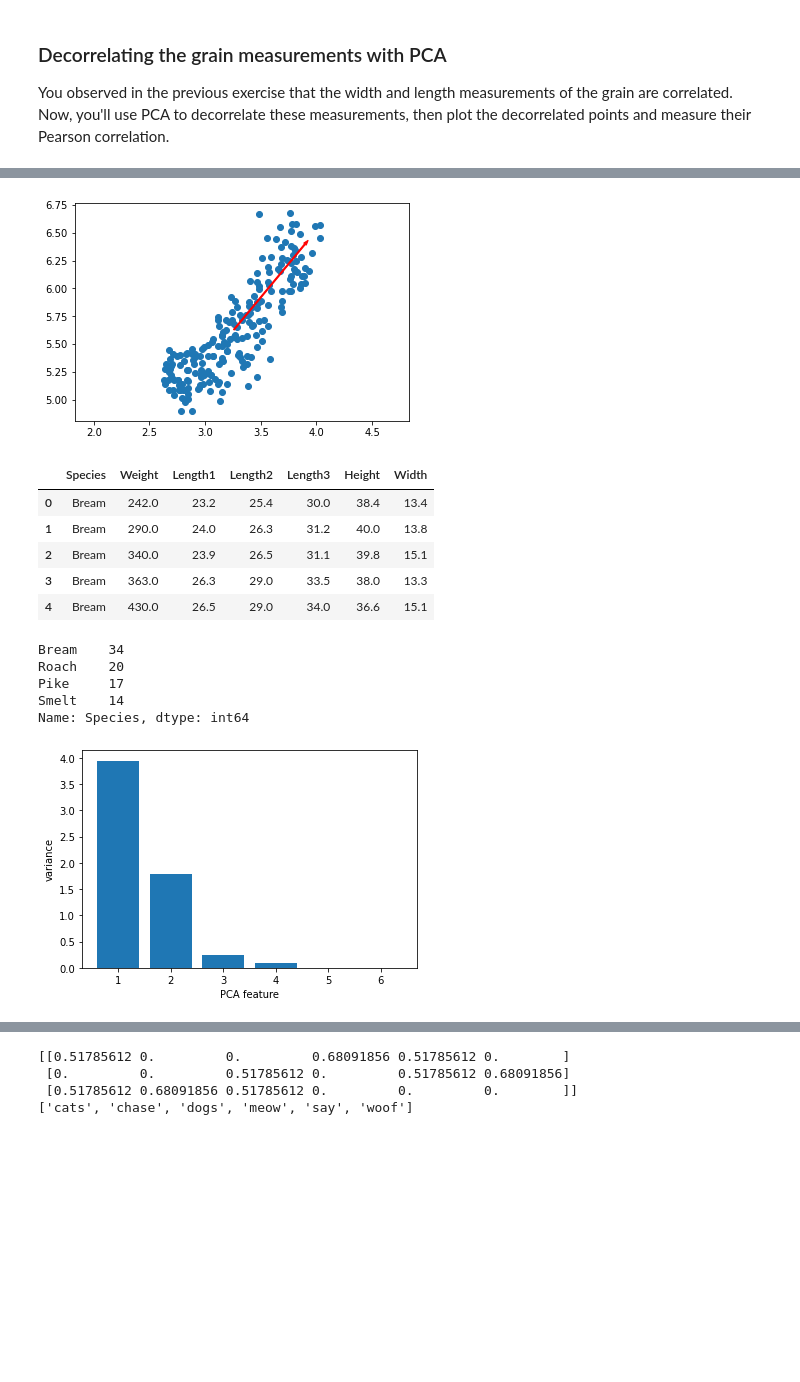
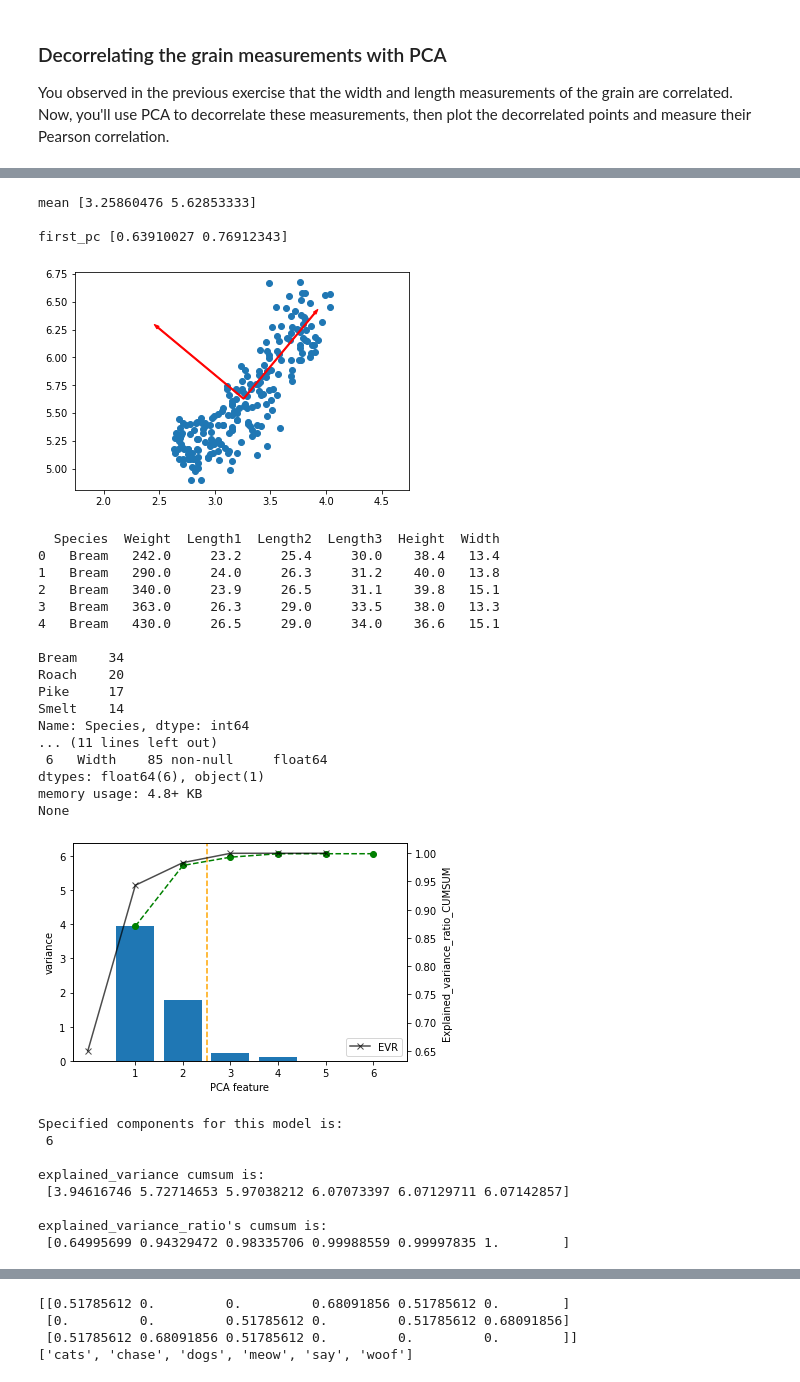
Before and after one commit to iqbalamo93/Unsupervised-Learning, a Jupyter notebook: Clustering/3.PCA_Decoorelation_NMF.ipynb, the cells around one changed output, grey strips where cells are left out. Cells and saved outputs as stored; diff of their text form; code cells hidden in the pictures; blank space fills up the shorter version.

```diff
--- a/Clustering/3.PCA_Decoorelation_NMF.ipynb
+++ b/Clustering/3.PCA_Decoorelation_NMF.ipynb
@@ -117,17 +161,45 @@ model.fit(grains)
 
 # Get the mean of the grain samples: mean
 mean = model.mean_
-
+print('mean',mean,end='\n\n')
 # Get the first principal component: first_pc
 first_pc = model.components_[0,:]
-
+second_pc = model.components_[1,:]
+print('first_pc',first_pc)
 # Plot first_pc as an arrow, starting at mean
 plt.arrow(mean[0], mean[1], first_pc[0], first_pc[1], color='red', width=0.01)
+
+plt.arrow(mean[0], mean[1], second_pc[0], second_pc[1], color='red', width=0.01)
 
 # Keep axes on same scale
 plt.axis('equal')
 plt.show()
 # %% [output]
+mean [3.25860476 5.62853333]
+
+first_pc [0.63910027 0.76912343]
-[figure, old version]
+[figure, new version]
 # %%
 fish_url = 'https://raw.githubusercontent.com/iqbalamo93/Datasets/master/Clustering/fish.csv'
+fish = pd.read_csv(fish_url)
+print(fish.head(),end='\n\n')
+print(fish['Species'].value_counts())
+print(fish.info())
+# %% [output]
+  Species  Weight  Length1  Length2  Length3  Height  Width
+0   Bream   242.0     23.2     25.4     30.0    38.4   13.4
+1   Bream   290.0     24.0     26.3     31.2    40.0   13.8
+2   Bream   340.0     23.9     26.5     31.1    39.8   15.1
+3   Bream   363.0     26.3     29.0     33.5    38.0   13.3
+4   Bream   430.0     26.5     29.0     34.0    36.6   15.1
+
+Bream    34
+Roach    20
+Pike     17
+Smelt    14
+Name: Species, dtype: int64
+... (11 lines left out)
+ 6   Width    85 non-null     float64
+dtypes: float64(6), object(1)
+memory usage: 4.8+ KB
+None
@@ -136,17 +205,0 @@ fish = pd.read_csv(fish_url)
-# %%
-fish.head()
-# %% [output]
-|  | Species | Weight | Length1 | Length2 | Length3 | Height | Width |
-| 0 | Bream | 242.0 | 23.2 | 25.4 | 30.0 | 38.4 | 13.4 |
-| 1 | Bream | 290.0 | 24.0 | 26.3 | 31.2 | 40.0 | 13.8 |
-| 2 | Bream | 340.0 | 23.9 | 26.5 | 31.1 | 39.8 | 15.1 |
-| 3 | Bream | 363.0 | 26.3 | 29.0 | 33.5 | 38.0 | 13.3 |
-| 4 | Bream | 430.0 | 26.5 | 29.0 | 34.0 | 36.6 | 15.1 |
-# %%
-fish['Species'].value_counts()
-# %% [output]
-Bream    34
-Roach    20
-Pike     17
-Smelt    14
-Name: Species, dtype: int64
@@ -155,29 +206,48 @@ samples = fish.iloc[:,1:].values
 # %%
+samples = fish.iloc[:,1:].values
 # Perform the necessary imports
 from sklearn.decomposition import PCA
 from sklearn.preprocessing import StandardScaler
 from sklearn.pipeline import make_pipeline
 import matplotlib.pyplot as plt
 
 # Create scaler: scaler
 
 scaler = StandardScaler()
 
 # Create a PCA instance: pca
 pca = PCA()
 
 # Create pipeline: pipeline
 pipeline = make_pipeline(scaler,pca)
 
 # Fit the pipeline to 'samples'
 pipeline.fit(samples)
 
-# Plot the explained variances
-features = range(1,pca.n_components_+1)
-plt.bar(features,pca.explained_variance_)
+# Plot the explained variances/ratios
+feat = range(1,pca.n_components_+1)
+plt.bar(feat,pca.explained_variance_)
+plt.plot(feat,pca.explained_variance_.cumsum(), linestyle='dashed', marker='o',color='green',label='EV')
+plt.axvline(2.5,linestyle='dashed',color='orange')
 plt.xlabel('PCA feature')
 plt.ylabel('variance')
-plt.xticks(features)
+par1 = plt.twinx()
+par1.set_ylabel("Explained_variance_ratio_CUMSUM")
+par1.plot(np.cumsum(pca.explained_variance_ratio_),marker='x',color='black',alpha=0.7,label='EVR')
+plt.xticks(feat)
+plt.legend(loc='lower right')
 plt.show()
+
+print('Specified components for this model is:\n',pca.n_components_,end='\n\n')
+print('explained_variance cumsum is:\n',pca.explained_variance_.cumsum(),end='\n\n')
+print('explained_variance_ratio\'s cumsum is:\n',pca.explained_variance_ratio_.cumsum())
 # %% [output]
-[figure, old version]
+[figure, new version]
+Specified components for this model is:
+ 6
+
+explained_variance cumsum is:
+ [3.94616746 5.72714653 5.97038212 6.07073397 6.07129711 6.07142857]
+
+explained_variance_ratio's cumsum is:
+ [0.64995699 0.94329472 0.98335706 0.99988559 0.99997835 1.        ]
```
Also changed, not shown: parts of 84 cells of this notebook.
